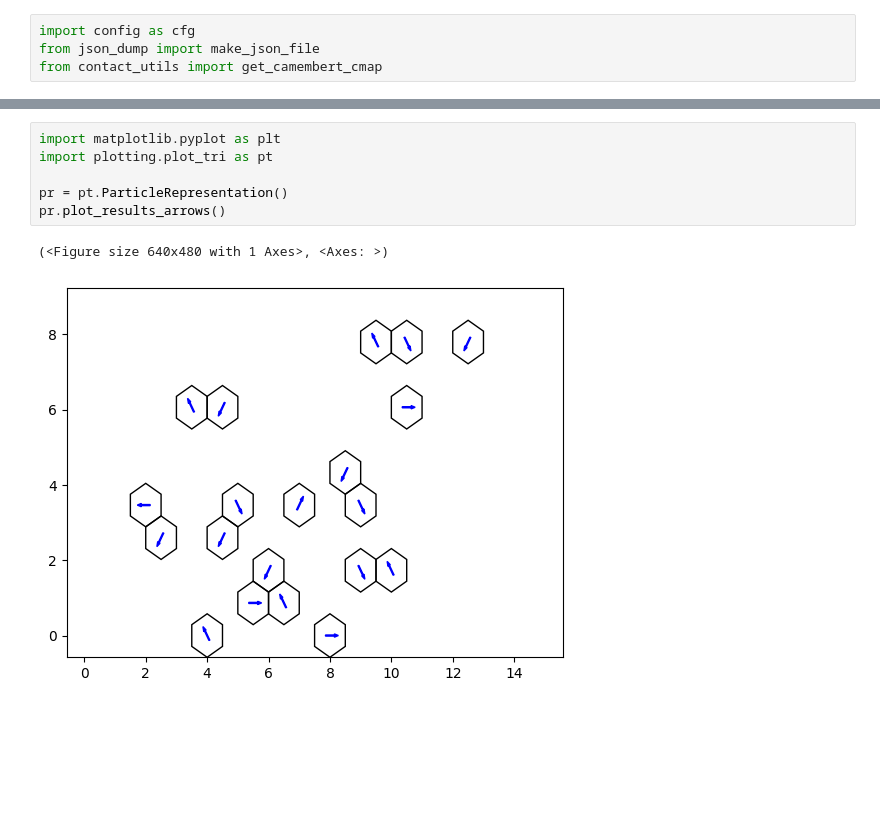
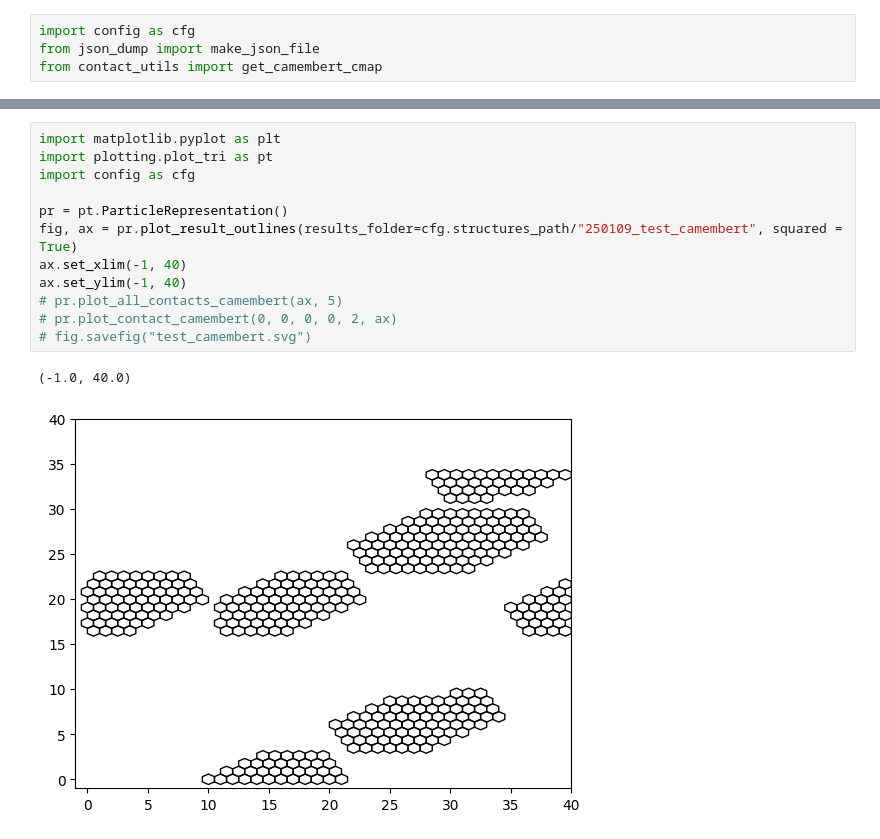
Before and after one commit to Soft-Biophysics-Group/frusa_lattice_mc, a Jupyter notebook: python/notebook/test_camembert.ipynb, the cells around one changed output, grey strips where cells are left out. Drawn from its saved outputs; the diff is of its cells as text; blank space fills up the shorter version.

Commit message:
Performs 2D camembert test, which works

```diff
--- a/python/notebook/test_camembert.ipynb
+++ b/python/notebook/test_camembert.ipynb
@@ -139,9 +154,15 @@ cfg.run_simulation()
 # %%
 import matplotlib.pyplot as plt
 import plotting.plot_tri as pt
+import config as cfg
 
 pr = pt.ParticleRepresentation()
-pr.plot_results_arrows()
+fig, ax = pr.plot_result_outlines(results_folder=cfg.structures_path/"250109_test_camembert", squared = True)
+ax.set_xlim(-1, 40)
+ax.set_ylim(-1, 40)
+# pr.plot_all_contacts_camembert(ax, 5)
+# pr.plot_contact_camembert(0, 0, 0, 0, 2, ax)
+# fig.savefig("test_camembert.svg")
 # %% [output]
-(<Figure size 640x480 with 1 Axes>, <Axes: >)
+(-1.0, 40.0)
-[figure, old version]
+[figure, new version]
```
Also changed, not shown: parts of 13 cells of this notebook, 17 other files.
